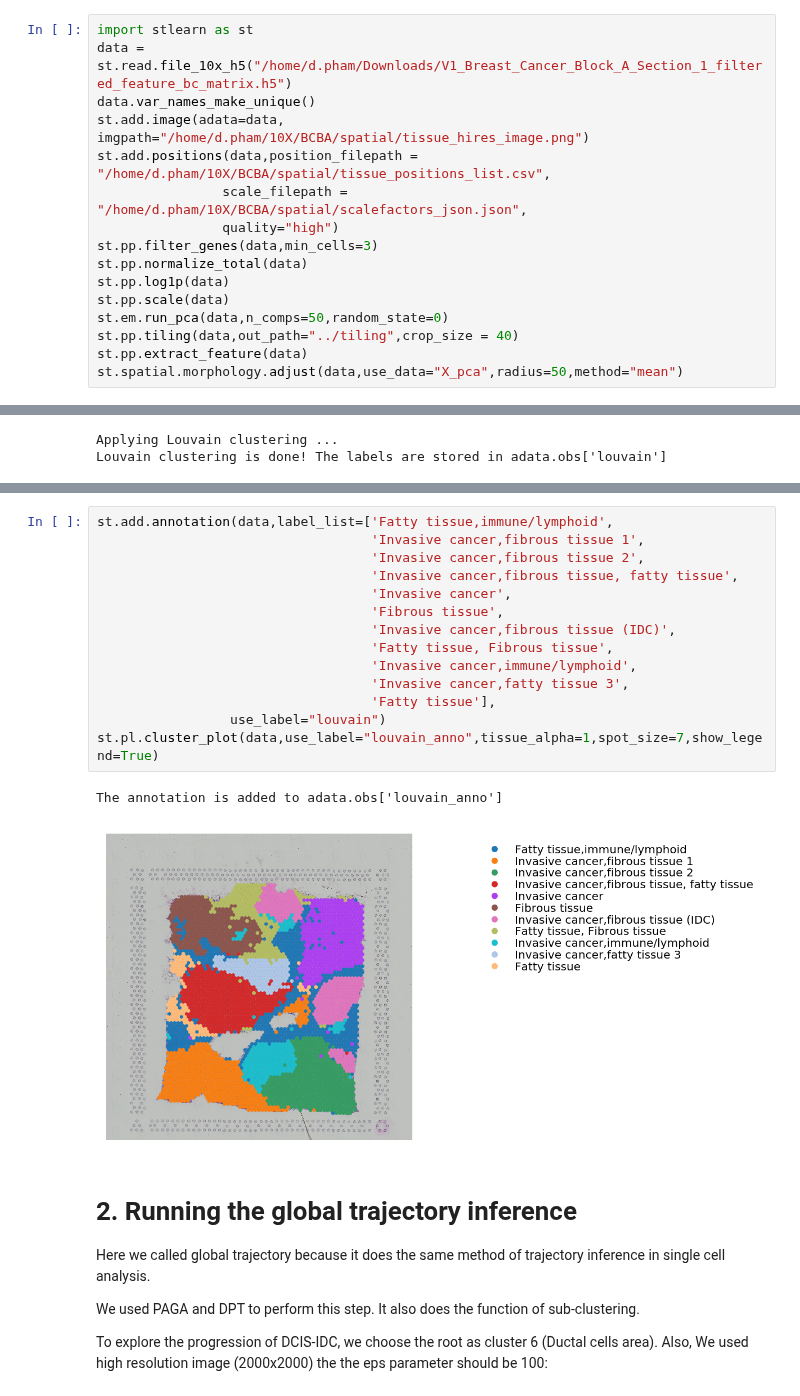
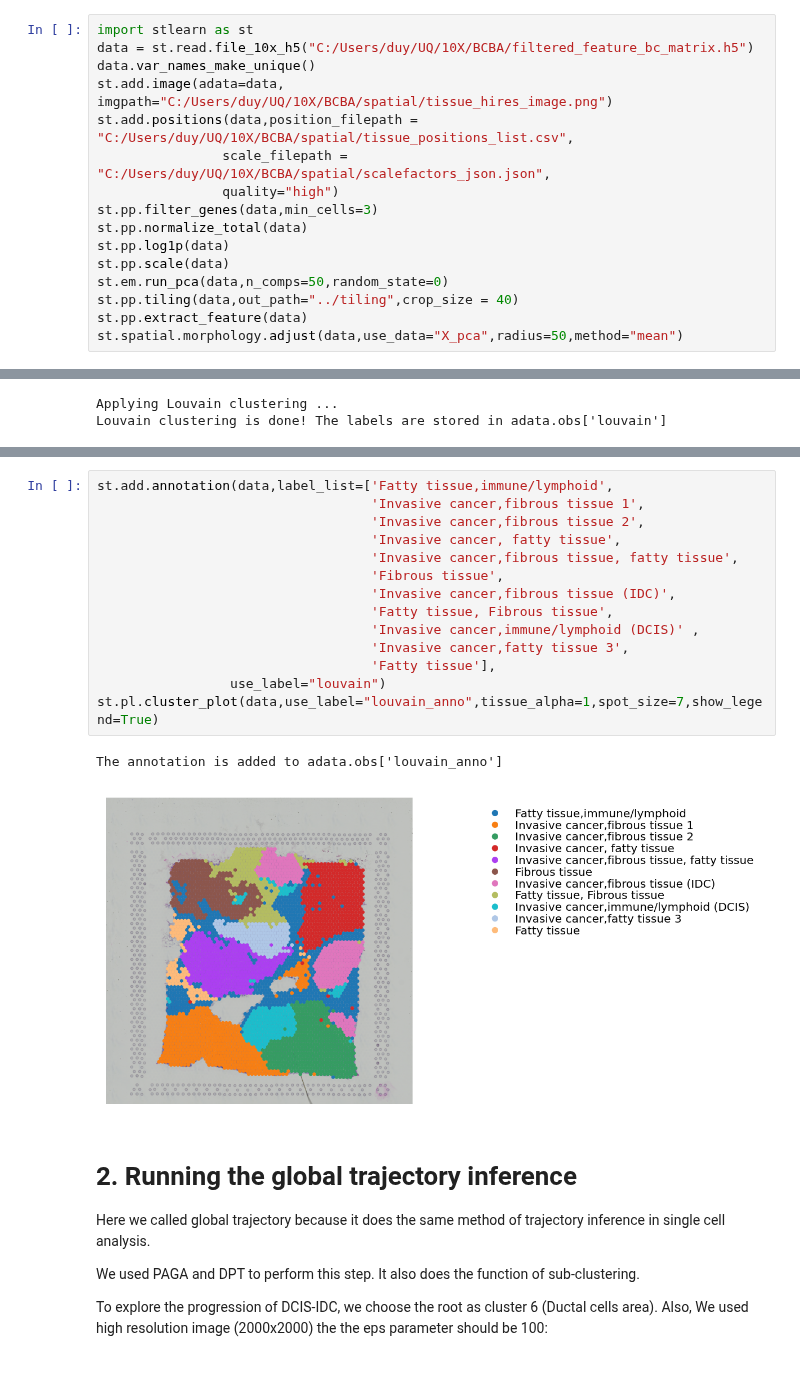
Before and after one commit to BiomedicalMachineLearning/stLearn, a Jupyter notebook: tutorials/Pseudo-space-time-tutorial.ipynb, the cells around one changed output, grey strips where cells are left out. Cells and saved outputs as stored; diff of their text form.

```diff
--- a/tutorials/Pseudo-space-time-tutorial.ipynb
+++ b/tutorials/Pseudo-space-time-tutorial.ipynb
@@ -8,11 +8,11 @@ In this tutorial, we are using both spatial information and gene expression prof
 We are trying to keep it focus on spatial trajectory inference then every step from reading data to clustering, we will give the code here to easier for user to use
 # %%
 import stlearn as st
-data = st.read.file_10x_h5("/home/d.pham/Downloads/V1_Breast_Cancer_Block_A_Section_1_filtered_feature_bc_matrix.h5")
+data = st.read.file_10x_h5("C:/Users/duy/UQ/10X/BCBA/filtered_feature_bc_matrix.h5")
 data.var_names_make_unique()
-st.add.image(adata=data, imgpath="/home/d.pham/10X/BCBA/spatial/tissue_hires_image.png")
-st.add.positions(data,position_filepath = "/home/d.pham/10X/BCBA/spatial/tissue_positions_list.csv",
-                scale_filepath = "/home/d.pham/10X/BCBA/spatial/scalefactors_json.json",
+st.add.image(adata=data, imgpath="C:/Users/duy/UQ/10X/BCBA/spatial/tissue_hires_image.png")
+st.add.positions(data,position_filepath = "C:/Users/duy/UQ/10X/BCBA/spatial/tissue_positions_list.csv",
+                scale_filepath = "C:/Users/duy/UQ/10X/BCBA/spatial/scalefactors_json.json",
                 quality="high")
 st.pp.filter_genes(data,min_cells=3)
 st.pp.normalize_total(data)
@@ -53,20 +53,20 @@ st.pl.cluster_plot(data,use_label="louvain",tissue_alpha=1,spot_size=7,show_lege
 # %%
 st.add.annotation(data,label_list=['Fatty tissue,immune/lymphoid',
                                    'Invasive cancer,fibrous tissue 1',
                                    'Invasive cancer,fibrous tissue 2',
+                                   'Invasive cancer, fatty tissue',
                                    'Invasive cancer,fibrous tissue, fatty tissue',
-                                   'Invasive cancer',
                                    'Fibrous tissue',
                                    'Invasive cancer,fibrous tissue (IDC)',
                                    'Fatty tissue, Fibrous tissue',
-                                   'Invasive cancer,immune/lymphoid',
+                                   'Invasive cancer,immune/lymphoid (DCIS)' ,
                                    'Invasive cancer,fatty tissue 3',
                                    'Fatty tissue'],
                  use_label="louvain")
 st.pl.cluster_plot(data,use_label="louvain_anno",tissue_alpha=1,spot_size=7,show_legend=True)
 # %% [output]
 The annotation is added to adata.obs['louvain_anno']
-[figure, old version]
+[figure, new version]
 # %% [markdown]
 # 2. Running the global trajectory inference
 
```
Also changed, not shown: parts of 10 cells of this notebook, 1 other file.
